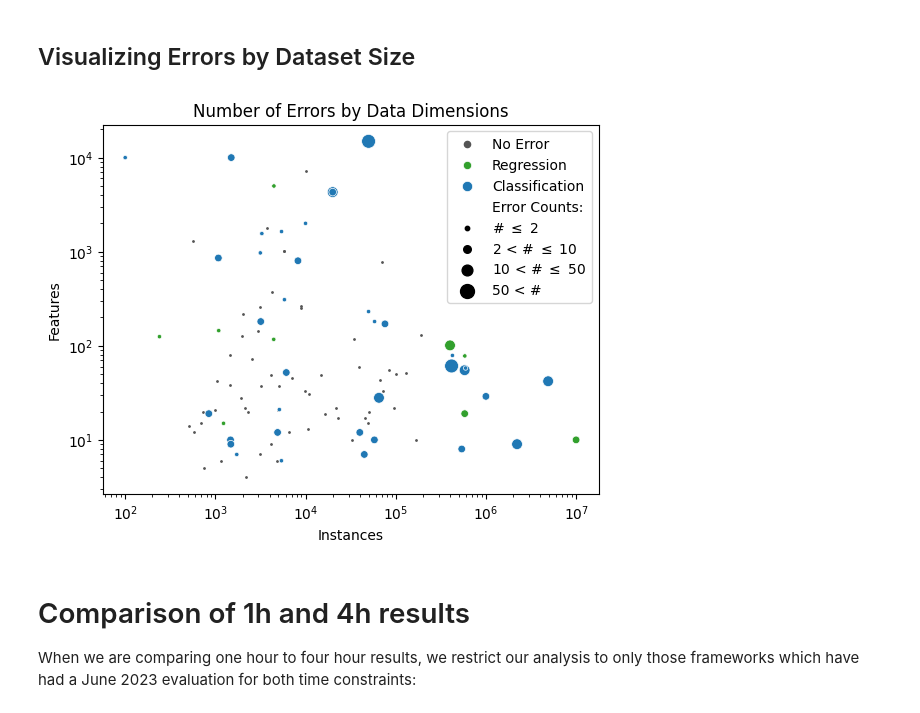
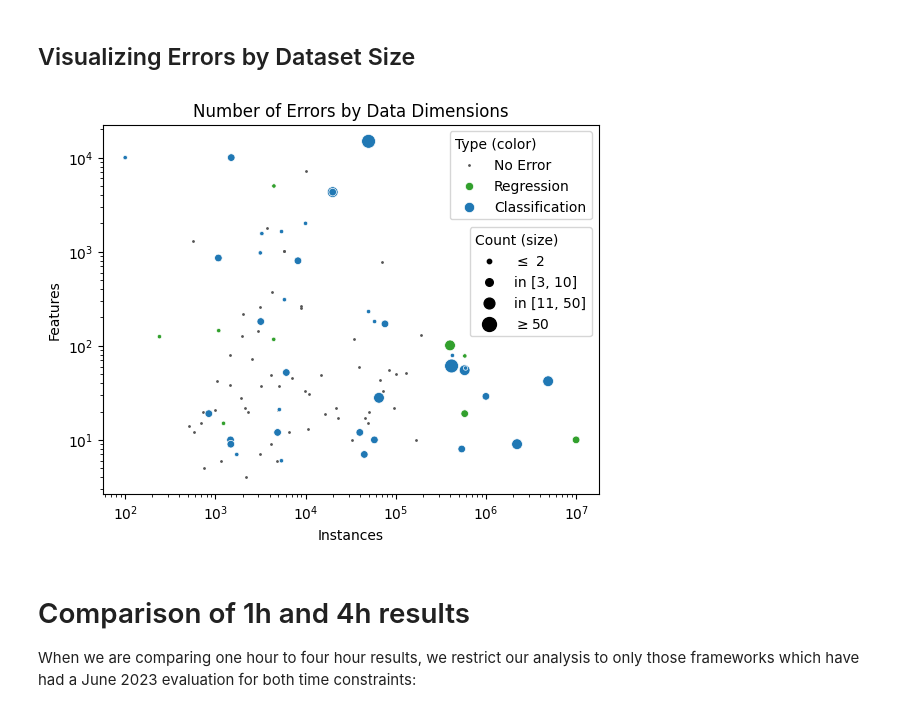
Before and after one commit to PGijsbers/amlb-results, a Jupyter notebook: notebooks/error_visualization.ipynb, the cells around one changed output. Drawn from its saved outputs; the diff is of its cells as text; code cells hidden in the pictures.

Commit message:
Improve the legends for the error-by-data figure

```diff
--- a/notebooks/error_visualization.ipynb
+++ b/notebooks/error_visualization.ipynb
@@ -222,35 +222,42 @@ no_errors = all_results[all_results["count"]==0].copy()
 # %%
 fig, ax = plt.subplots()
 
 errors["marker_size"] = errors["count"].apply(lambda c: 10 if c<3 else (30 if c < 11 else (60 if c<51 else 100)))
 classification = errors[errors["NumberOfClasses"] > 0]
 regression = errors[errors["NumberOfClasses"] == 0]
 
 ax.scatter(no_errors["NumberOfInstances"], no_errors["NumberOfFeatures"], color="#555555", s=1, label="No Error")
 ax.scatter(regression["NumberOfInstances"], regression["NumberOfFeatures"], color="#32a02d", s=regression["marker_size"], label="Regression", edgecolors="white", linewidths=.5)
 ax.scatter(classification["NumberOfInstances"], classification["NumberOfFeatures"], color="#2078b4", s=classification["marker_size"], label="Classification", edgecolors="white", linewidths=.5)
 
-ax.scatter(0, 0, color="#ffffff", s=60, label="Error Counts:")
-ax.scatter(0, 0, color="#000000", s=10, label="# $\leq$ 2")
-ax.scatter(0, 0, color="#000000", s=30, label="2 < # $\leq$ 10")
-ax.scatter(0, 0, color="#000000", s=60, label="10 < # $\leq$ 50")
-ax.scatter(0, 0, color="#000000", s=100, label="50 < #")
+#ax.scatter(0, 0, color="#ffffff", s=60, label="$\hspace{2}$ Error Counts:")
+ax.scatter(0, 0, color="#000000", s=10, label="$\leq$ 2")
+ax.scatter(0, 0, color="#000000", s=30, label="in [3, 10]")
+ax.scatter(0, 0, color="#000000", s=60, label="in [11, 50]")
+ax.scatter(0, 0, color="#000000", s=100, label="$\geq$50")
 
 ax.set_xscale("log")
 ax.set_xlabel("Instances")
 ax.set_yscale("log")
 ax.set_ylabel("Features")
 ax.set_title("Number of Errors by Data Dimensions")
 
-lgnd = plt.legend(loc="upper right", scatterpoints=1, fontsize=10)
-lgnd.legend_handles[0]._sizes = [20]
+# lgnd = plt.legend(loc="upper right", scatterpoints=1, fontsize=10)
+# lgnd.legend_handles[0]._sizes = [20]
+
+handles, labels = ax.get_legend_handles_labels()
+leg = fig.legend(handles=handles[:3], labels=labels[:3], bbox_to_anchor=(0.9, 0.88), title="Type (color)")
+leg._legend_box.align = "left"
+leg = fig.legend(handles=handles[3:], labels=labels[3:], bbox_to_anchor=(0.9, 0.68), title="Count (size)")
+leg._legend_box.align = "left"
+
 plt.show()
 
 
 with PdfPages(FIGURE_DIRECTORY / f"errors-by-data-1h8c_gp3.pdf") as f:
     f.savefig(fig, bbox_inches="tight")
 # %% [output]
-[figure, old version]
+[figure, new version]
 # %% [markdown]
 # Comparison of 1h and 4h results
 When we are comparing one hour to four hour results, we restrict our analysis to only those frameworks which have had a June 2023 evaluation for both time constraints:
```
Also changed, not shown: parts of 2 cells of this notebook, 1 other file.
